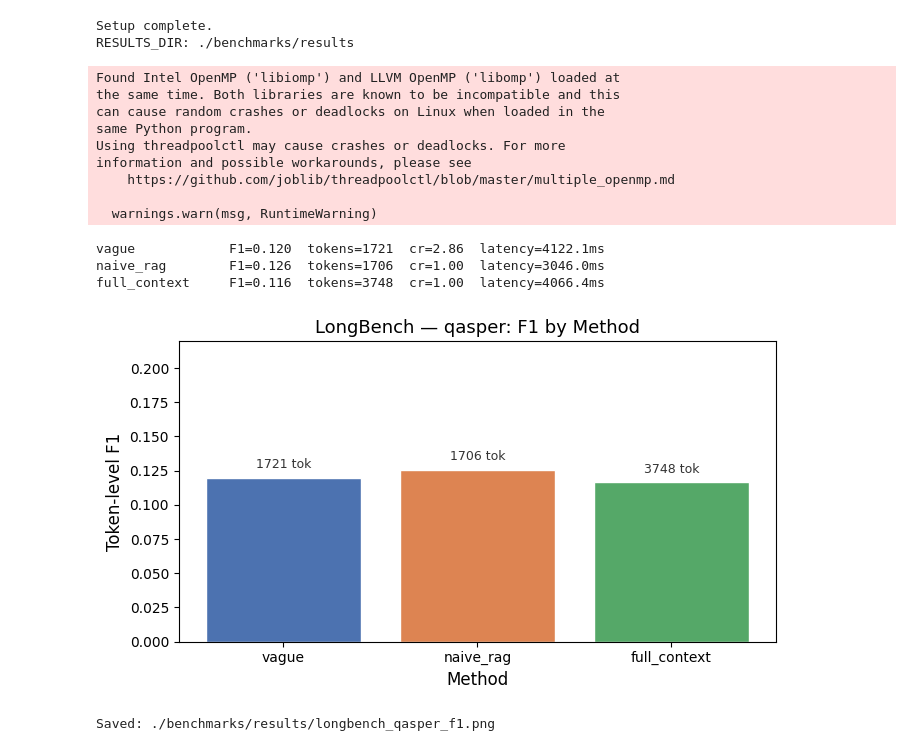
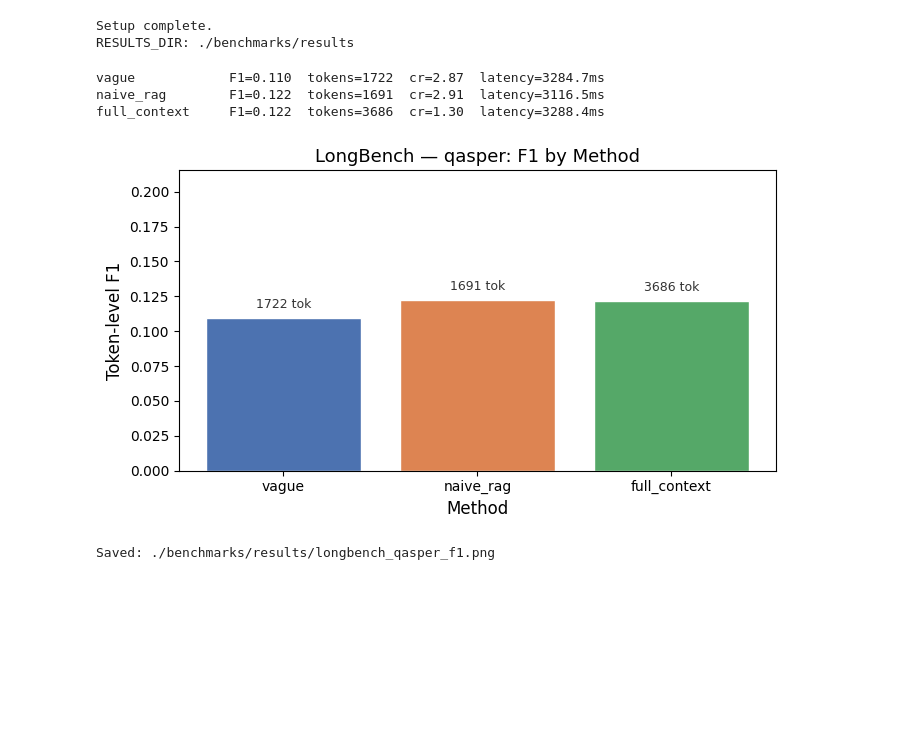
Before and after one commit to LorenzoPastore/vague, a Jupyter notebook: notebooks/benchmark_analysis.ipynb, the cells around one changed output. Drawn from its saved outputs; the diff is of its cells as text; code cells hidden in the pictures; blank space fills up the shorter version.

```diff
--- a/notebooks/benchmark_analysis.ipynb
+++ b/notebooks/benchmark_analysis.ipynb
@@ -28,6 +19,7 @@ import pandas as pd
 # Determinism
 random.seed(42)
 np.random.seed(42)
+os.environ["MLX_SEED"] = "42"  # mlx_lm RNG
 
 # Results directory
 RESULTS_DIR = os.path.join(PROJECT_ROOT, 'benchmarks', 'results')
@@ -49,16 +41,13 @@ os.makedirs(CACHE_DIR, exist_ok=True)
 #     )
 #     return r.choices[0].message.content
 #
-# Example 2 — Anthropic
-import anthropic
-client = anthropic.Anthropic(api_key=os.environ['ANTHROPIC_API_KEY'])
-def llm_fn(prompt: str) -> str:
-     r = client.messages.create(
-         model='claude-3-haiku-20240307',
-         max_tokens=256,
-         messages=[{'role': 'user', 'content': prompt}],
-     )
-     return r.content[0].text
+# Ollama local — zero API cost, good for iteration
+from vague.adapters.anthropic import anthropic_fn
+llm_fn = anthropic_fn(model="claude-haiku-4-5-20251001", max_tokens=256)
+
+# For publication-quality results switch to:
+# from vague.adapters.anthropic import anthropic_fn
+# llm_fn = anthropic_fn(model="claude-haiku-4-5-20251001", max_tokens=256)
 #
 # Example 3 — local Ollama
 # import requests
@@ -66,6 +55,9 @@ def llm_fn(prompt: str) -> str:
 #     r = requests.post('http://localhost:11434/api/generate',
 #                       json={'model': 'llama3', 'prompt': prompt, 'stream': False})
 #     return r.json()['response']
+N_SAMPLES = 200
+evaluator = LongBenchEval(llm_fn=llm_fn, cache_dir=CACHE_DIR)
+results: list[EvalResult] = evaluator.compare_all(task='qasper', n_samples=N_SAMPLES)
 
 print('Setup complete.')
 print('RESULTS_DIR:', RESULTS_DIR)
@@ -76,7 +68,7 @@ RESULTS_DIR: ./benchmarks/results
 # ── Cell 2: LongBench — compare_all on qasper ──────────────────────────────
 from benchmarks.longbench import LongBenchEval, EvalResult
 
-N_SAMPLES = 50   # increase to 200 for publication-quality results
+N_SAMPLES = 200   # increase to 200 for publication-quality results
 
 evaluator = LongBenchEval(llm_fn=llm_fn, cache_dir=CACHE_DIR)
 results: list[EvalResult] = evaluator.compare_all(task='qasper', n_samples=N_SAMPLES)
@@ -91,46 +83,37 @@ for r in results:
 methods      = [r.method for r in results]
 f1_scores    = [r.f1_score for r in results]
 token_counts = [r.avg_input_tokens for r in results]
 
 fig, ax = plt.subplots(figsize=(7, 4))
 bars = ax.bar(
     methods, f1_scores,
     color=['#4C72B0', '#DD8452', '#55A868'],
     edgecolor='white',
 )
 ax.set_xlabel('Method', fontsize=12)
 ax.set_ylabel('Token-level F1', fontsize=12)
 ax.set_title('LongBench — qasper: F1 by Method', fontsize=13)
 top = max(f1_scores) if f1_scores else 1.0
 ax.set_ylim(0, min(1.05, top * 1.35 + 0.05))
 
 for bar, tok in zip(bars, token_counts):
     ax.text(
         bar.get_x() + bar.get_width() / 2,
         bar.get_height() + 0.005,
         f'{tok} tok',
         ha='center', va='bottom', fontsize=9, color='#333333',
     )
 
 plt.tight_layout()
 out_path = os.path.join(RESULTS_DIR, 'longbench_qasper_f1.png')
 plt.savefig(out_path, dpi=150)
 plt.show()
 print('Saved:', out_path)
 # %% [output]
-Found Intel OpenMP ('libiomp') and LLVM OpenMP ('libomp') loaded at
-the same time. Both libraries are known to be incompatible and this
-can cause random crashes or deadlocks on Linux when loaded in the
-same Python program.
-Using threadpoolctl may cause crashes or deadlocks. For more
-information and possible workarounds, please see
-    https://github.com/joblib/threadpoolctl/blob/master/multiple_openmp.md
-
-  warnings.warn(msg, RuntimeWarning)
+vague            F1=0.110  tokens=1722  cr=2.87  latency=3284.7ms
+naive_rag        F1=0.122  tokens=1691  cr=2.91  latency=3116.5ms
+full_context     F1=0.122  tokens=3686  cr=1.30  latency=3288.4ms
+[figure, new version]
-vague            F1=0.120  tokens=1721  cr=2.86  latency=4122.1ms
-naive_rag        F1=0.126  tokens=1706  cr=1.00  latency=3046.0ms
-full_context     F1=0.116  tokens=3748  cr=1.00  latency=4066.4ms
+Saved: ./benchmarks/results/longbench_qasper_f1.png
-[figure, old version]
-Saved: ./benchmarks/results/longbench_qasper_f1.png
 # %%
 # ── Cell 3: Needle heatmap ─────────────────────────────────────────────────
```
Also changed, not shown: parts of 7 cells of this notebook, 3 other files.
